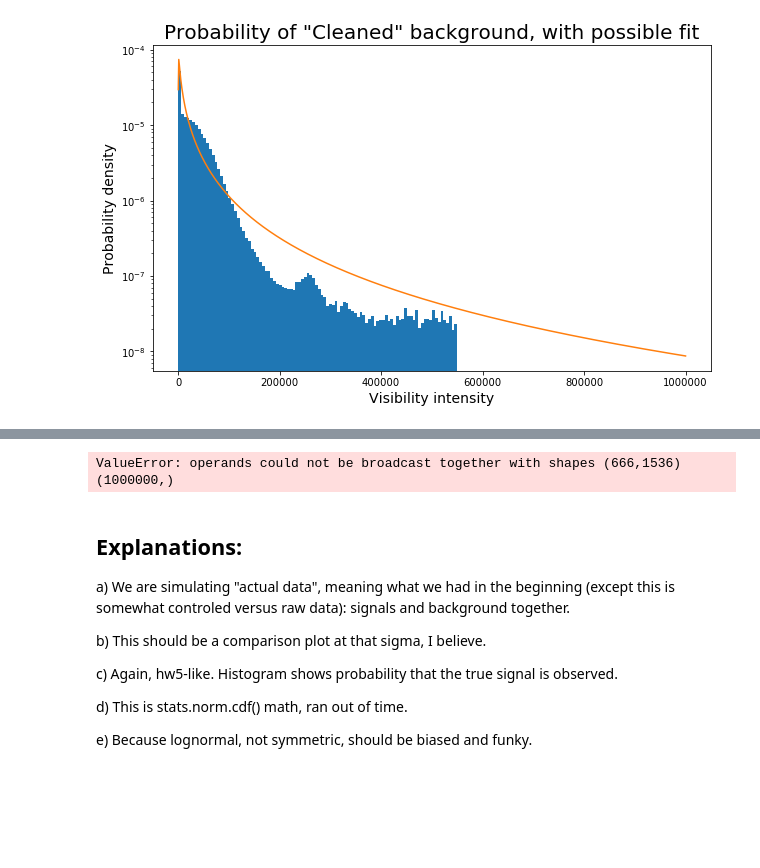
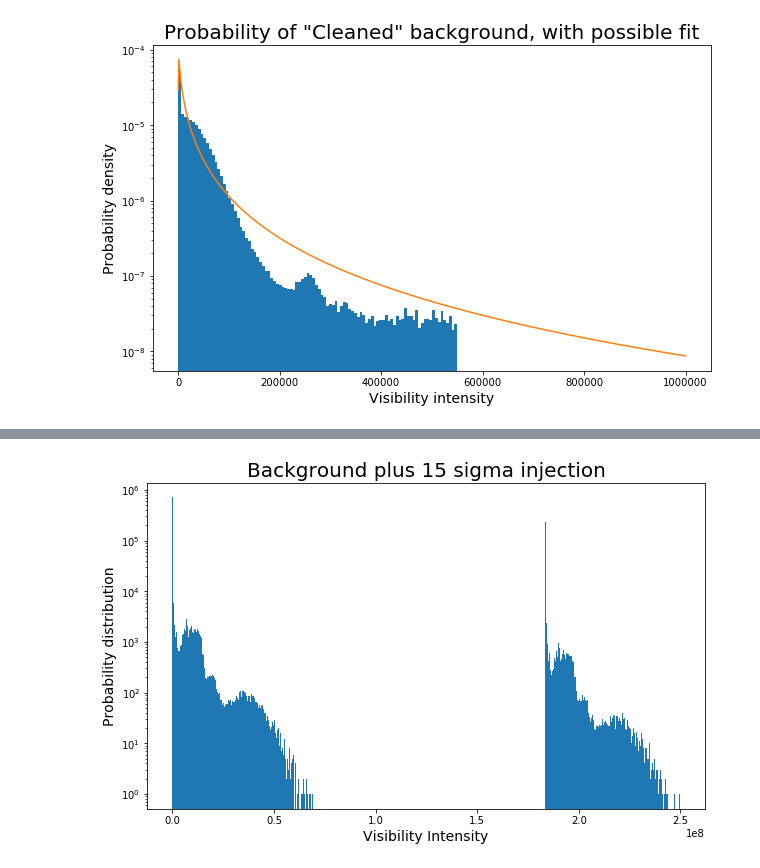
Before and after one commit to maria8ch/Phys434_BigData, a Jupyter notebook: Chernyavskaya_Report6.ipynb, the cells around one changed output, grey strips where cells are left out. Saved outputs shown, nothing was run; the diff lists cells and outputs as text; code cells hidden in the pictures; blank space fills up the shorter version.

```diff
--- a/Chernyavskaya_Report6.ipynb
+++ b/Chernyavskaya_Report6.ipynb
@@ -101,5 +100,5 @@ sigma_test(5, background)
 # %%
-dist = stats.lognorm(sig, mean, scale)
-five_sig = dist.ppf(stats.norm.cdf(5))
-print(f"My 5-sigma value is at {five_sig}.")
+model = stats.lognorm(sig, mean, scale)
+five_sig = model.ppf(stats.norm.cdf(5))
+print(f"My 5-sigma value of signal, using this model, is at {five_sig:.5e}.\nThis means I need a signal of intensity just over 61 million to claim detection.")
 # %% [output]
@@ -141,30 +114,10 @@ inject_suite = stats.uniform.rvs(loc=0, scale=five_sig*10, size=1000000)
-# %%
-# Uniform for injected for the same reasons as HW5, same plots, just ran out of time.
-
-
-databoi = background + inject_suite
-
-signaledges = np.linspace(0,20,40)
-dataedges = np.linspace(-7,27,68)
-
-Psd, temp, temp2= np.histogram2d(data, signal, bins=[dataedges,signaledges], density=True)
-
-datacenters = (dataedges[:-1] + dataedges[1:]) / 2
-signalcenters = (signaledges[:-1] + signaledges[1:]) / 2
-plt.pcolormesh(datacenters,signalcenters,Psd.T)
-plt.ylabel('True signal, $P(s|d)$', fontsize = 24)
-plt.xlabel('Observed data, $P(d|s)$', fontsize = 24);
-# %% [output]
-ValueError: operands could not be broadcast together with shapes (666,1536) (1000000,)
-# %% [markdown]
-## Explanations:
-
-a) We are simulating "actual data", meaning what we had in the beginning (except this is somewhat controled versus raw data): signals and background together.
-
-b) This should be a comparison plot at that sigma, I believe.
-
-c) Again, hw5-like. Histogram shows probability that the true signal is observed.
-
-d) This is stats.norm.cdf() math, ran out of time.
-
-e) Because lognormal, not symmetric, should be biased and funky.
+# %%
+inject = (np.random.rand(back_flat.size) < 0.25)* five_sig * 3 # five sigma strength times 3 lands me at 15 sigma, which is in range
+total = back_flat + inject
+plt.title('Background plus 15 sigma injection', fontsize=20)
+plt.ylabel('Probability distribution', fontsize=14)
+plt.xlabel('Visibility Intensity', fontsize=14)
+plt.yscale('log')
+plt.hist(total,bins=500);
+# %% [output]
+[figure, added]
```
Also changed, not shown: parts of 27 cells of this notebook, 1 other file.
